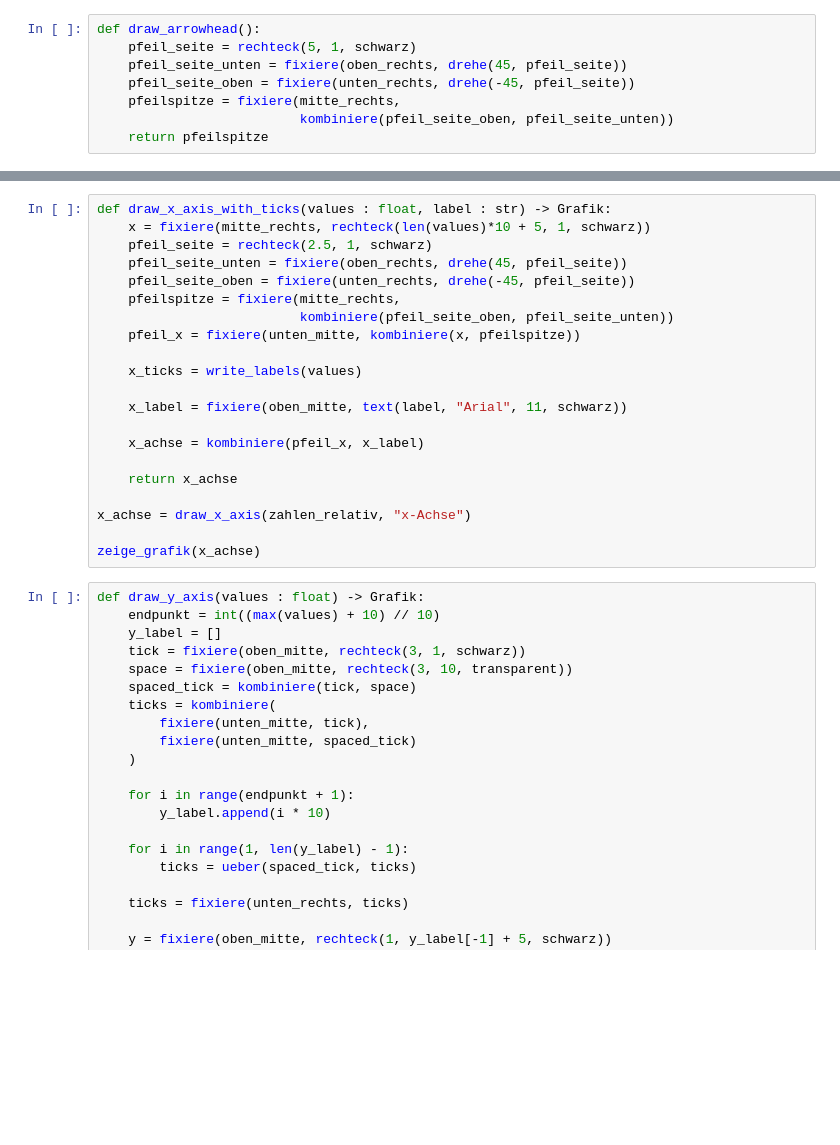
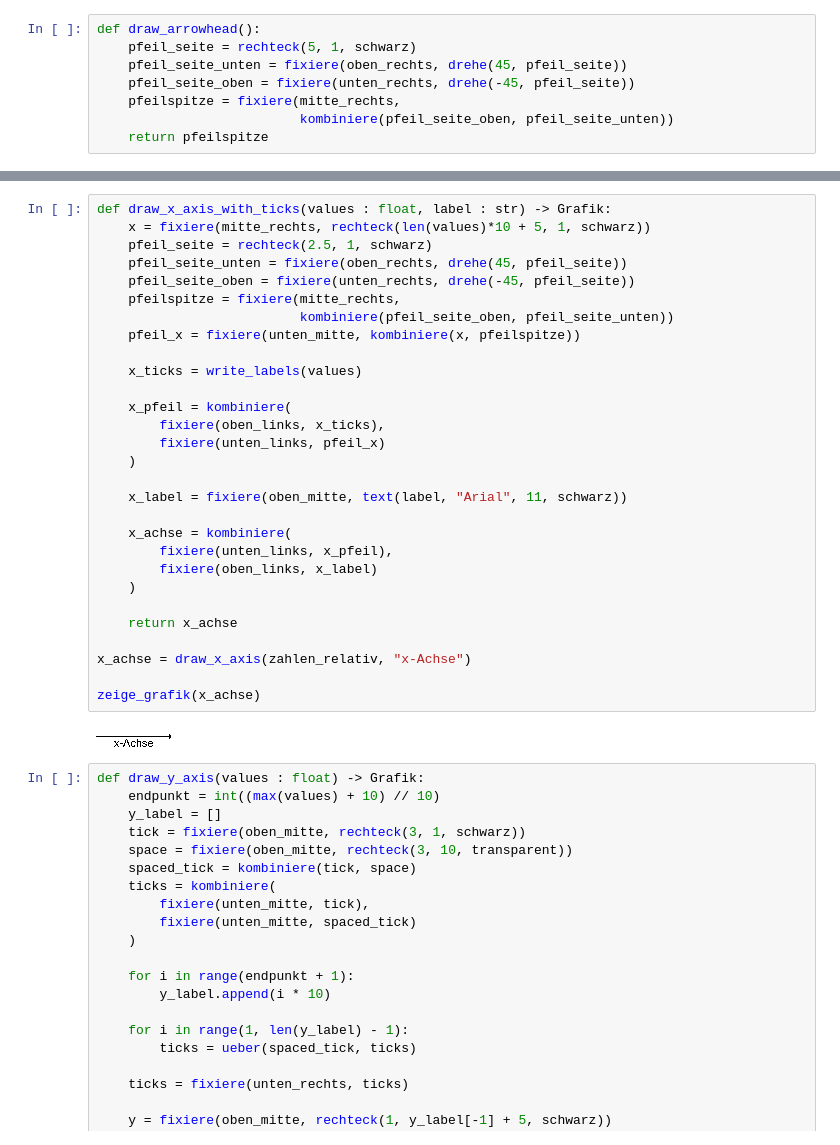
Before and after one commit to Jacques-Mock-Schindler/Studienleistung1, a Jupyter notebook: docs/Musterloesung_Histogramm.ipynb, the cells around one changed output, grey strips where cells are left out. Cells and saved outputs as stored; diff of their text form; blank space fills up the shorter version.

Commit message:
Versuche x-Achse mit Werten zu versehen
Der Versuch ist bisher aber gescheitert

```diff
--- a/docs/Musterloesung_Histogramm.ipynb
+++ b/docs/Musterloesung_Histogramm.ipynb
@@ -475,24 +516,34 @@ zeige_grafik(write_labels(measurements))
 # %%
 def draw_x_axis_with_ticks(values : float, label : str) -> Grafik:
     x = fixiere(mitte_rechts, rechteck(len(values)*10 + 5, 1, schwarz))
     pfeil_seite = rechteck(2.5, 1, schwarz)
     pfeil_seite_unten = fixiere(oben_rechts, drehe(45, pfeil_seite))
     pfeil_seite_oben = fixiere(unten_rechts, drehe(-45, pfeil_seite))
     pfeilspitze = fixiere(mitte_rechts,
                           kombiniere(pfeil_seite_oben, pfeil_seite_unten))
     pfeil_x = fixiere(unten_mitte, kombiniere(x, pfeilspitze))
 
     x_ticks = write_labels(values)
 
+    x_pfeil = kombiniere(
+        fixiere(oben_links, x_ticks),
+        fixiere(unten_links, pfeil_x)
+    )
+
     x_label = fixiere(oben_mitte, text(label, "Arial", 11, schwarz))
 
-    x_achse = kombiniere(pfeil_x, x_label)
+    x_achse = kombiniere(
+        fixiere(unten_links, x_pfeil),
+        fixiere(oben_links, x_label)
+    )
 
     return x_achse
 
 x_achse = draw_x_axis(zahlen_relativ, "x-Achse")
 
 zeige_grafik(x_achse)
+# %% [output]
+[figure, added]
 # %%
 def draw_y_axis(values : float) -> Grafik:
     endpunkt = int((max(values) + 10) // 10)
```
Also changed, not shown: parts of 14 cells of this notebook.
